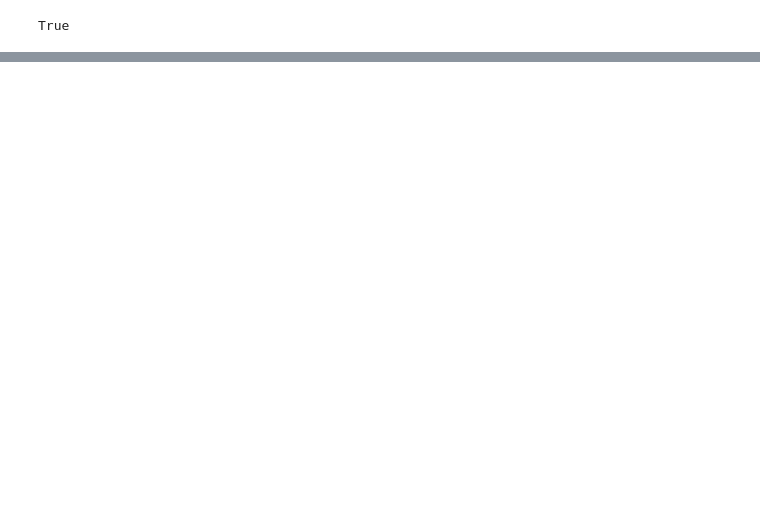
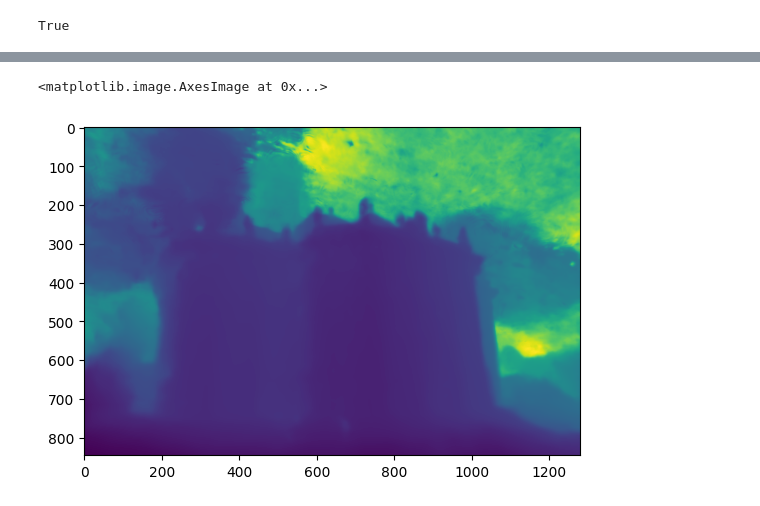
Before and after one commit to JADGardner/sdfstudio, a Jupyter notebook: notebooks/rotate_illumination.ipynb, the cells around one changed output, grey strips where cells are left out. Saved outputs shown, nothing was run; the diff lists cells and outputs as text; code cells hidden in the pictures; blank space fills up the shorter version.

Commit message:
updating visibility network

```diff
--- a/notebooks/rotate_illumination.ipynb
+++ b/notebooks/rotate_illumination.ipynb
@@ -131,3 +135,11 @@ Loading data batch ━━━━━━━━━━━━━━━━━━━━
 [interactive output not drawn]
 [interactive output not drawn]
 True
+# %%
+model.use_visibility = 'none'
+camera_ray_bundle = make_ray_bundle_copy(camera_ray_bundle_original)
+batch = make_batch_clone(batch_original)
+camera_ray_bundle.nears = torch.zeros_like(camera_ray_bundle.directions_norm) + model.scene_box.near
+camera_ray_bundle.fars = torch.zeros_like(camera_ray_bundle.directions_norm) + model.scene_box.far
+model.config.eval_num_rays_per_chunk = 4096
+outputs = model.get_outputs_for_camera_ray_bundle(camera_ray_bundle, show_progress=True)
@@ -133,0 +150,5 @@ True
+# %%
+plt.imshow(outputs['prop_depth_1'].cpu().detach().numpy())
+# %% [output]
+<matplotlib.image.AxesImage at 0x...>
+[figure, added]
```
Also changed, not shown: parts of 9 cells of this notebook, 9 other files.
